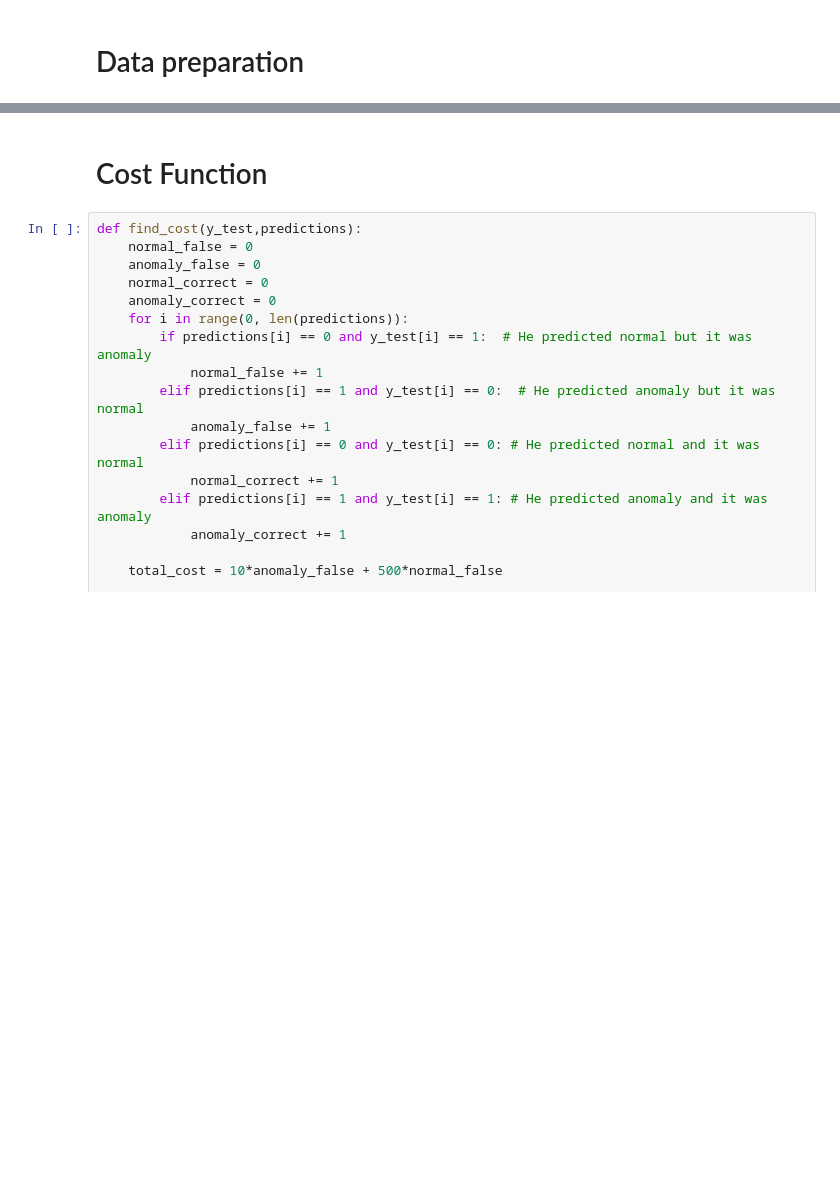
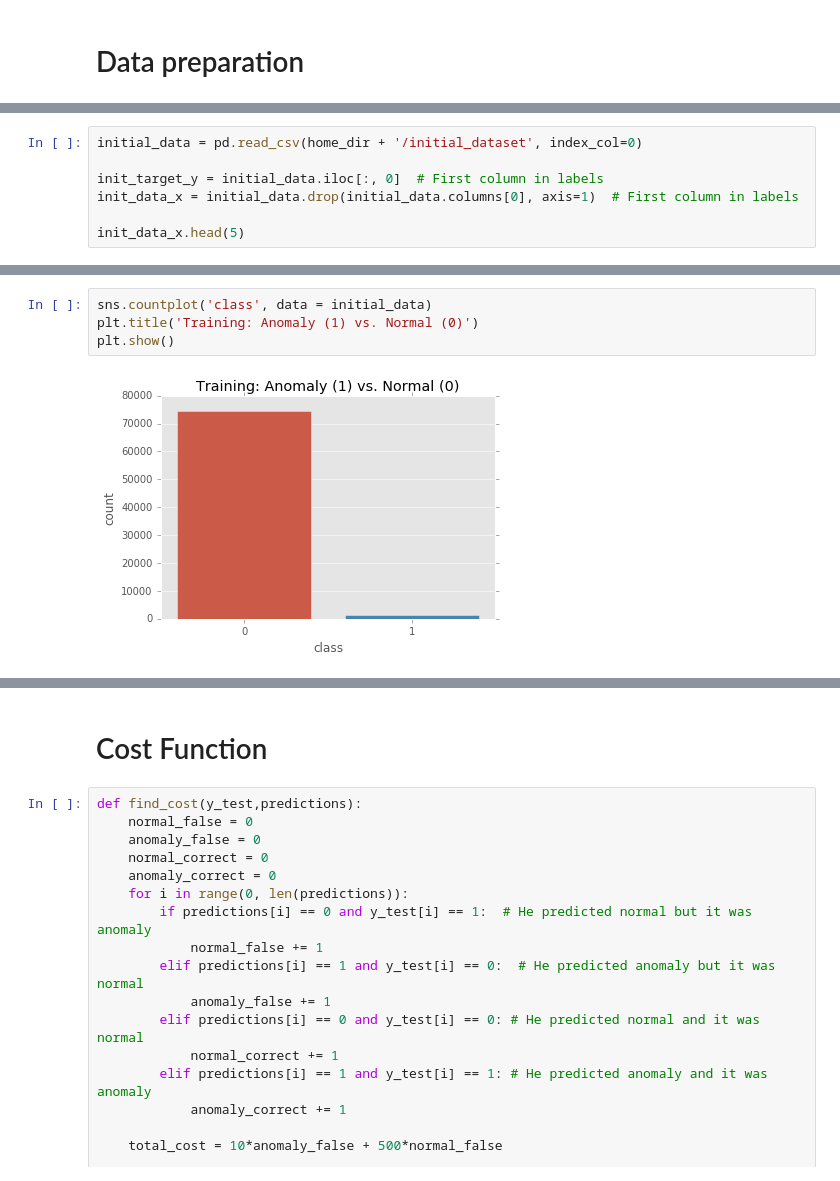
Before and after one commit to ciaskious/new_thesis, a Jupyter notebook: KNN.ipynb, the cells around one changed output, grey strips where cells are left out. Cells and saved outputs as stored; diff of their text form; blank space fills up the shorter version.

```diff
--- a/KNN.ipynb
+++ b/KNN.ipynb
@@ -103,0 +31,7 @@ def prepare():
+# %%
+initial_data = pd.read_csv(home_dir + '/initial_dataset', index_col=0)
+
+init_target_y = initial_data.iloc[:, 0]  # First column in labels
+init_data_x = initial_data.drop(initial_data.columns[0], axis=1)  # First column in labels
+
+init_data_x.head(5)
@@ -103,0 +46,6 @@ def prepare():
+# %%
+sns.countplot('class', data = initial_data)
+plt.title('Training: Anomaly (1) vs. Normal (0)')
+plt.show()
+# %% [output]
+[figure, added]
```
Also changed, not shown: parts of 24 cells of this notebook.
